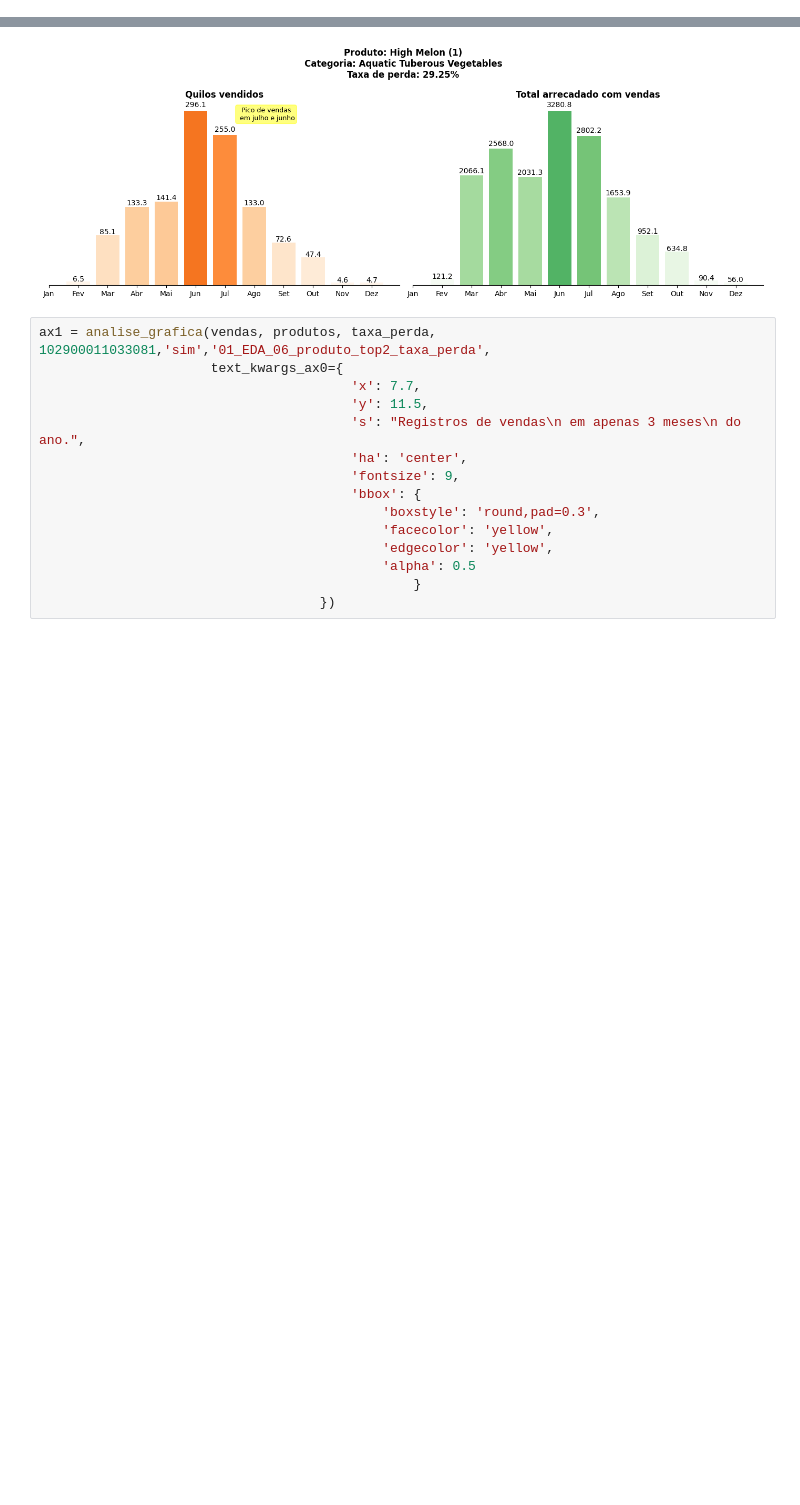
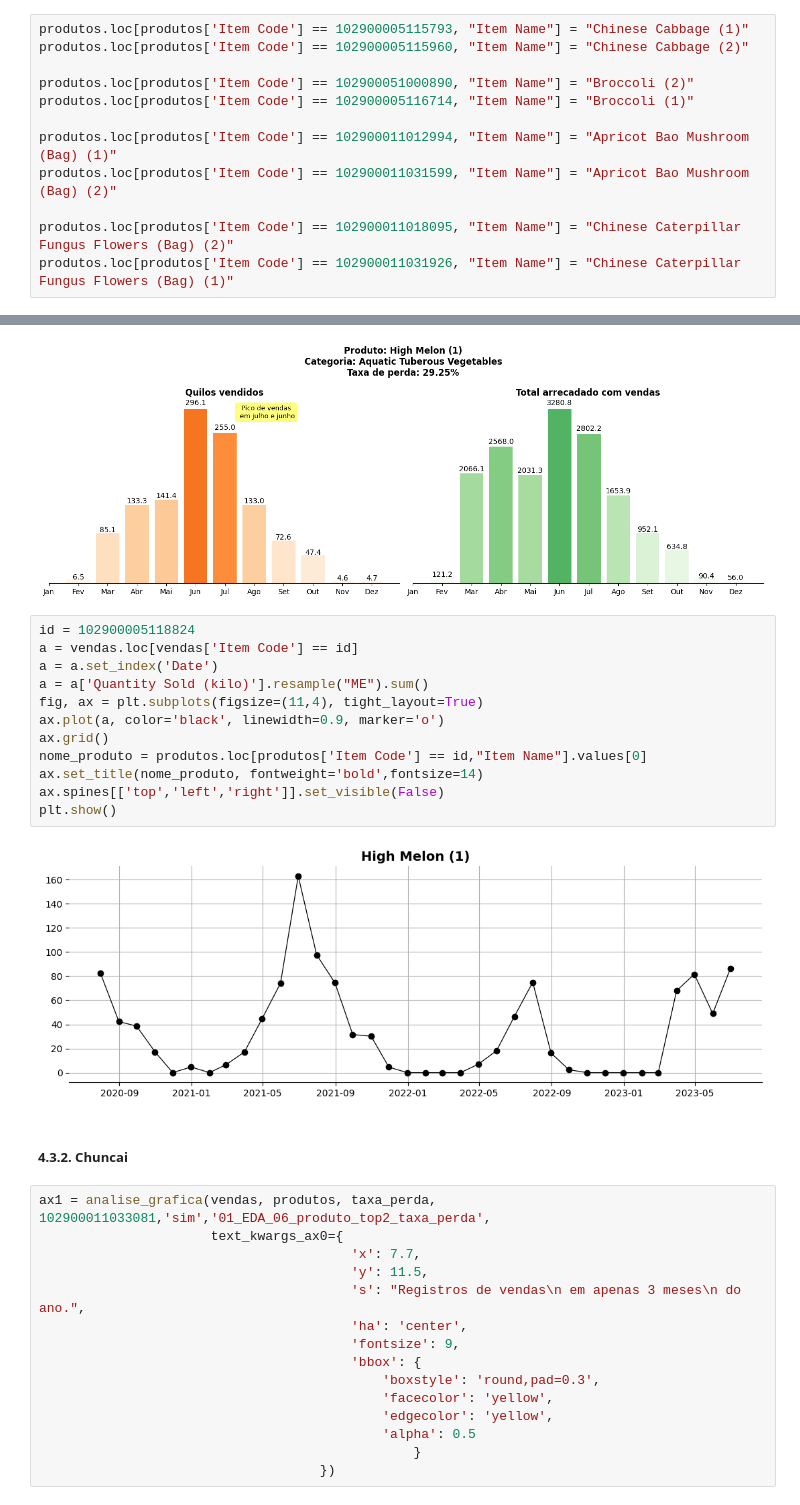
Before and after one commit to Thicon/Vendas-de-Vegetais, a Jupyter notebook: notebooks/EDA 01 - Perda de produtos.ipynb, the cells around one changed output, grey strips where cells are left out. Saved outputs shown, nothing was run; the diff lists cells and outputs as text; blank space fills up the shorter version.

```diff
--- a/notebooks/EDA 01 - Perda de produtos.ipynb
+++ b/notebooks/EDA 01 - Perda de produtos.ipynb
@@ -334,0 +361,12 @@ base
+# %%
+produtos.loc[produtos['Item Code'] == 102900005115793, "Item Name"] = "Chinese Cabbage (1)"
+produtos.loc[produtos['Item Code'] == 102900005115960, "Item Name"] = "Chinese Cabbage (2)"
+
+produtos.loc[produtos['Item Code'] == 102900051000890, "Item Name"] = "Broccoli (2)"
+produtos.loc[produtos['Item Code'] == 102900005116714, "Item Name"] = "Broccoli (1)"
+
+produtos.loc[produtos['Item Code'] == 102900011012994, "Item Name"] = "Apricot Bao Mushroom (Bag) (1)"
+produtos.loc[produtos['Item Code'] == 102900011031599, "Item Name"] = "Apricot Bao Mushroom (Bag) (2)"
+
+produtos.loc[produtos['Item Code'] == 102900011018095, "Item Name"] = "Chinese Caterpillar Fungus Flowers (Bag) (2)"
+produtos.loc[produtos['Item Code'] == 102900011031926, "Item Name"] = "Chinese Caterpillar Fungus Flowers (Bag) (1)"
@@ -576,6 +636,22 @@ ax1 = analise_grafica(vendas, produtos, taxa_perda, 102900005118824,'sim','01_ED
                                     })
 # %% [output]
 [figure]
+# %%
+id = 102900005118824
+a = vendas.loc[vendas['Item Code'] == id]
+a = a.set_index('Date')
+a = a['Quantity Sold (kilo)'].resample("ME").sum()
+fig, ax = plt.subplots(figsize=(11,4), tight_layout=True)
+ax.plot(a, color='black', linewidth=0.9, marker='o')
+ax.grid()
+nome_produto = produtos.loc[produtos['Item Code'] == id,"Item Name"].values[0]
+ax.set_title(nome_produto, fontweight='bold',fontsize=14)
+ax.spines[['top','left','right']].set_visible(False)
+plt.show()
+# %% [output]
+[figure, added]
+# %% [markdown]
+##### **4.3.2. Chuncai**
 # %%
 ax1 = analise_grafica(vendas, produtos, taxa_perda, 102900011033081,'sim','01_EDA_06_produto_top2_taxa_perda',
                       text_kwargs_ax0={
```
Also changed, not shown: parts of 16 cells of this notebook, 22 other files.
